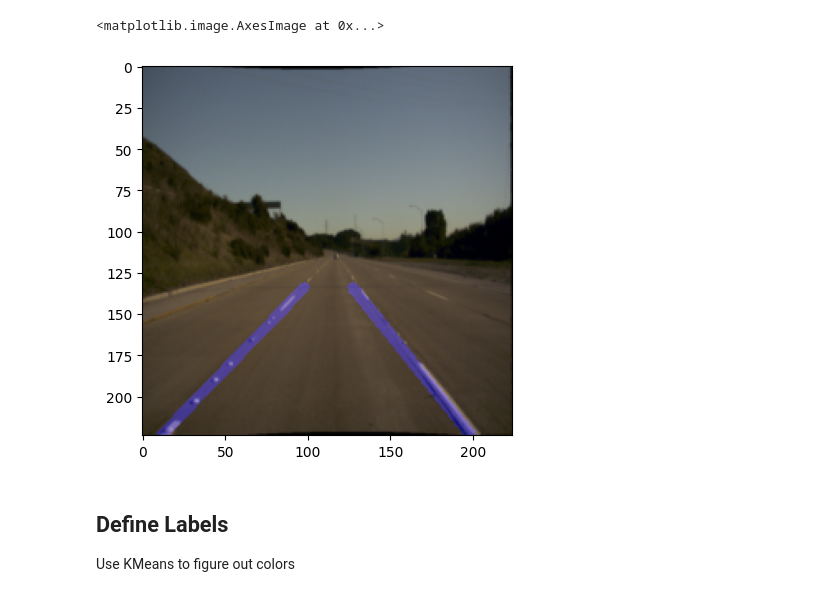
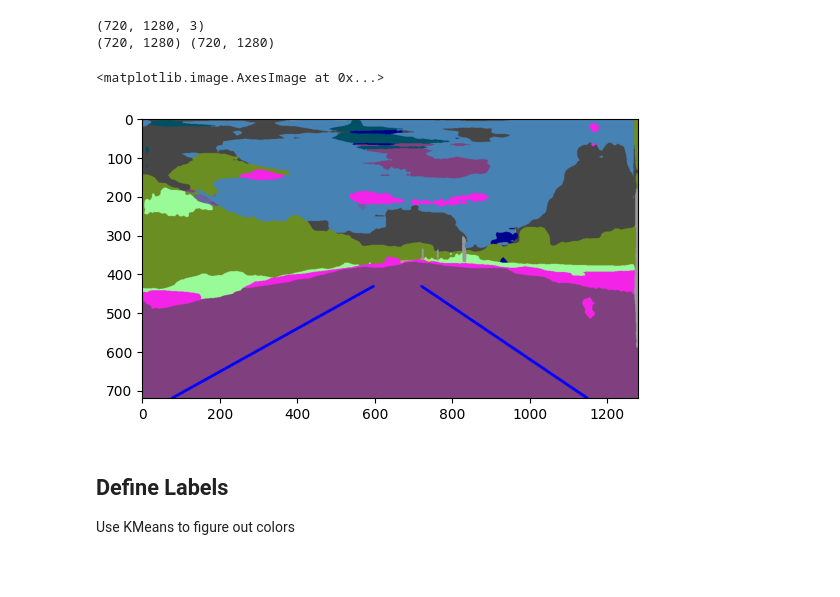
Before and after one commit to jlevine272/Road-Segmentation, a Jupyter notebook: main.ipynb, the cells around one changed output. Cells and saved outputs as stored; diff of their text form; code cells hidden in the pictures; blank space fills up the shorter version.

```diff
--- a/main.ipynb
+++ b/main.ipynb
@@ -27,9 +27,6 @@ class ImageDataset(Dataset):
         self.transform = transforms.Compose([
             transforms.Resize((224, 224)),
             transforms.ToTensor()
-        ])
-        self.rgb_transform = transforms.Compose([
-            transforms.Resize((224, 224))
         ])
         self.image_list = os.listdir(data_dir)
 
@@ -42,7 +39,6 @@ class ImageDataset(Dataset):
         rgb_image = image.copy()
         if self.transform:
             image = self.transform(image)
-        rgb_image = self.rgb_transform(rgb_image)
         return image, np.array(rgb_image)
 from segment_proj import test, DRNSeg
 # %%
@@ -81,14 +77,35 @@ def image_list_to_tensor(imgs):
 
     # Concatenate the list of tensors along the first dimension to create a tensor of shape (num_images, channels, height, width)
     return torch.stack(tensor_list, dim=0)
+# %%
+def image_list_to_nparray(imgs):
+    nparray = []
+    for img in imgs:
+        nparray.append(np.array(img, dtype=np.int32))
+    return np.array(nparray)
+# %%
+road_masks = image_list_to_nparray(road_masks)
+outputs = image_list_to_nparray(outputs)
+inputs = image_list_to_nparray(inputs)
 # %%
-ld = LaneDetector(0.05, 0.09, 7, line_threshold=25)
-lane_img, lines_xy = ld.detect_lanes(inputs[0])
+image_bgr = cv2.cvtColor(inputs[0].astype(np.uint8), cv2.COLOR_RGB2BGR)
+resized_input = cv2.resize(image_bgr, (road_masks[0].shape[1], road_masks[0].shape[0]))
+print(resized_input.shape)
+resized_image_rgb = cv2.cvtColor(resized_input, cv2.COLOR_BGR2RGB)
+
+ld = LaneDetector(0.05, 0.09, 7, line_threshold=25, cropping_mask=np.array(road_masks[0], dtype=np.int32))
+lane_img, lines_xy = ld.detect_lanes(resized_input)
+# %% [output]
+(720, 1280, 3)
+(720, 1280) (720, 1280)
 # %%
-plt.imshow(lane_img)
+out_mask = outputs[0].copy()
+cv2.line(out_mask, (lines_xy[0][0], lines_xy[0][1]), (lines_xy[0][2], lines_xy[0][3]), (0, 0, 255), 5)
+cv2.line(out_mask, (lines_xy[1][0], lines_xy[1][1]), (lines_xy[1][2], lines_xy[1][3]), (0, 0, 255), 5)
+plt.imshow(out_mask)
 # %% [output]
 <matplotlib.image.AxesImage at 0x...>
-[figure, old version]
+[figure, new version]
 # %% [markdown]
 ## Define Labels
 Use KMeans to figure out colors
```
Also changed, not shown: parts of 1 cell of this notebook, 2 other files.
